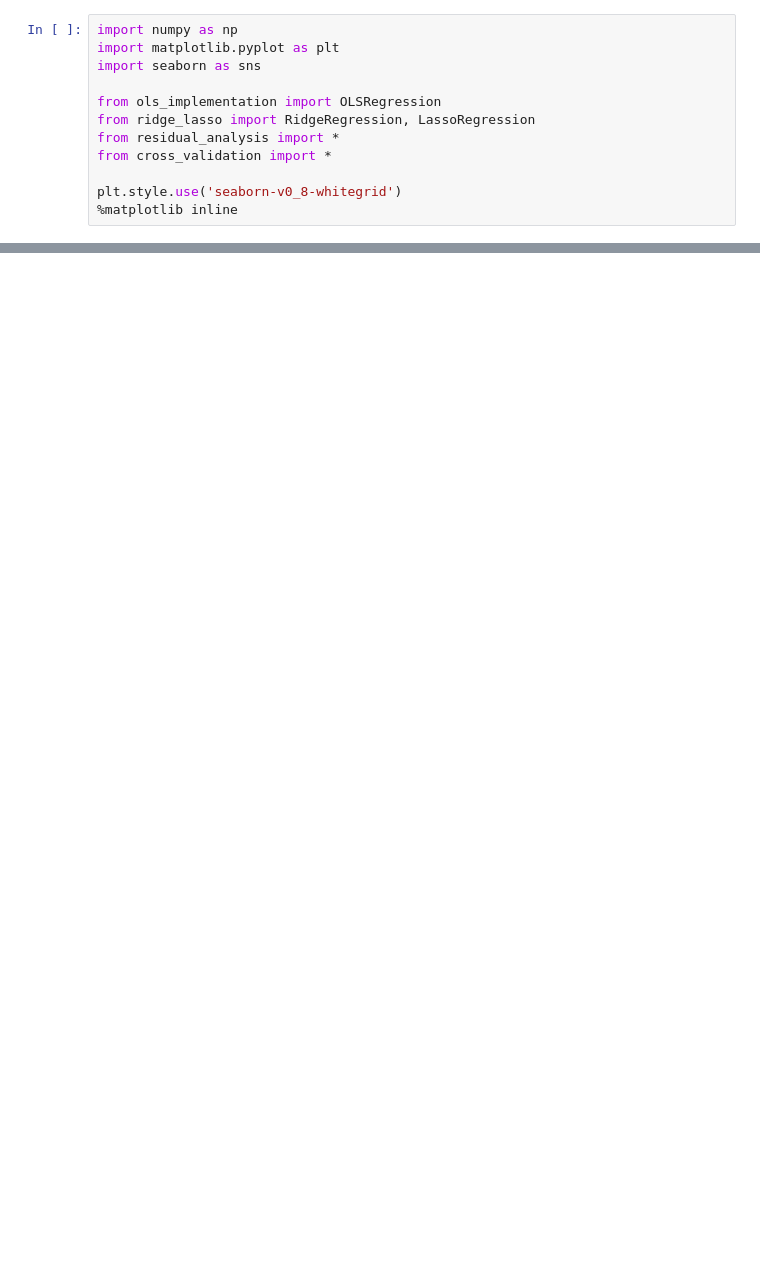
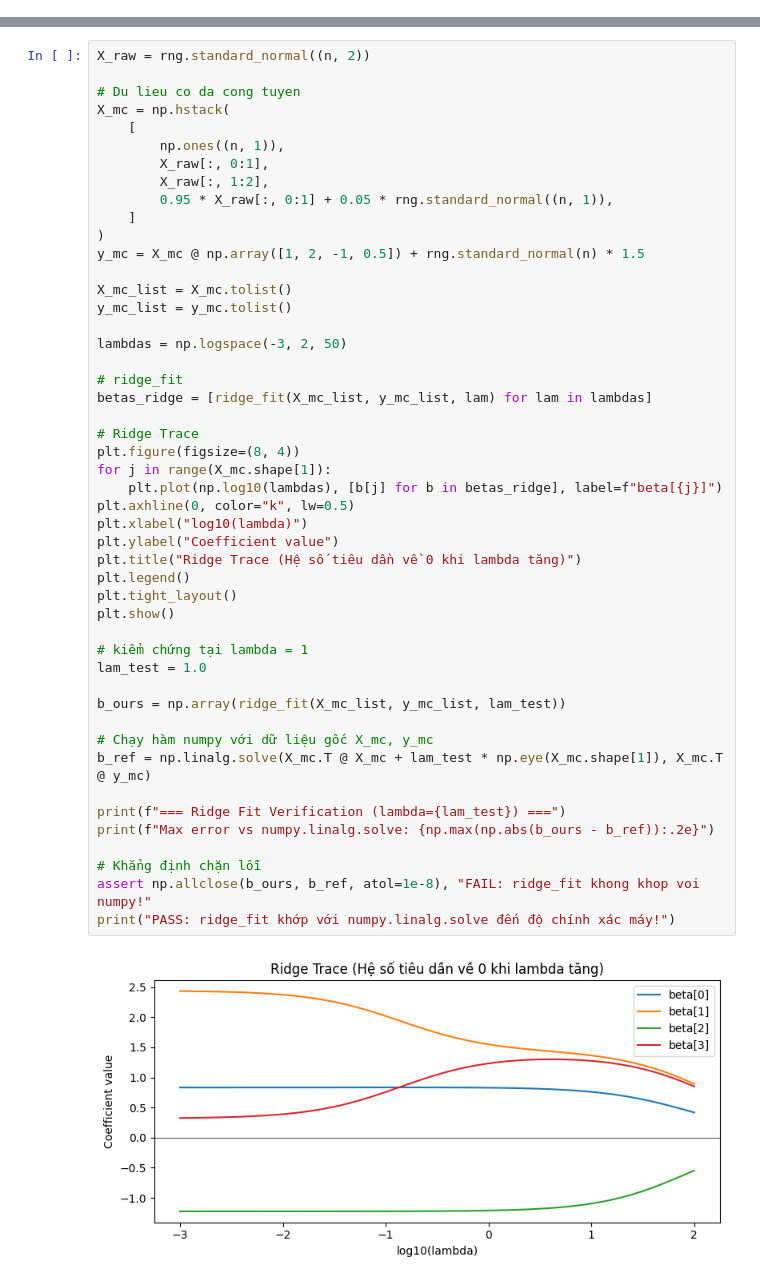
Before and after one commit to QuangNguyenNgoc/datafitting-and-ols-methods, a Jupyter notebook: part1/part1_notebook.ipynb, the cells around one changed output, grey strips where cells are left out. Cells and saved outputs as stored; diff of their text form; blank space fills up the shorter version.

```diff
--- a/part1/part1_notebook.ipynb
+++ b/part1/part1_notebook.ipynb
@@ -8,12 +0,0 @@ Notebook này trình bày lý thuyết và demo các phương pháp regression.
-# %%
-import numpy as np
-import matplotlib.pyplot as plt
-import seaborn as sns
-
-from ols_implementation import OLSRegression
-from ridge_lasso import RidgeRegression, LassoRegression
-from residual_analysis import *
-from cross_validation import *
-
-plt.style.use('seaborn-v0_8-whitegrid')
-%matplotlib inline
@@ -43,0 +160,50 @@ TODO: Tổng kết Part 1
+# %%
+X_raw = rng.standard_normal((n, 2))
+
+# Du lieu co da cong tuyen
+X_mc = np.hstack(
+    [
+        np.ones((n, 1)),
+        X_raw[:, 0:1],
+        X_raw[:, 1:2],
+        0.95 * X_raw[:, 0:1] + 0.05 * rng.standard_normal((n, 1)),
+    ]
+)
+y_mc = X_mc @ np.array([1, 2, -1, 0.5]) + rng.standard_normal(n) * 1.5
+
+X_mc_list = X_mc.tolist()
+y_mc_list = y_mc.tolist()
+
+lambdas = np.logspace(-3, 2, 50)
+
+# ridge_fit
+betas_ridge = [ridge_fit(X_mc_list, y_mc_list, lam) for lam in lambdas]
+
+# Ridge Trace
+plt.figure(figsize=(8, 4))
+for j in range(X_mc.shape[1]):
+    plt.plot(np.log10(lambdas), [b[j] for b in betas_ridge], label=f"beta[{j}]")
+plt.axhline(0, color="k", lw=0.5)
+plt.xlabel("log10(lambda)")
+plt.ylabel("Coefficient value")
+plt.title("Ridge Trace (Hệ số tiêu dần về 0 khi lambda tăng)")
+plt.legend()
+plt.tight_layout()
+plt.show()
+
+# kiểm chứng tại lambda = 1
+lam_test = 1.0
+
+b_ours = np.array(ridge_fit(X_mc_list, y_mc_list, lam_test))
+
+# Chạy hàm numpy với dữ liệu gốc X_mc, y_mc
+b_ref = np.linalg.solve(X_mc.T @ X_mc + lam_test * np.eye(X_mc.shape[1]), X_mc.T @ y_mc)
+
+print(f"=== Ridge Fit Verification (lambda={lam_test}) ===")
+print(f"Max error vs numpy.linalg.solve: {np.max(np.abs(b_ours - b_ref)):.2e}")
+
+# Khẳng định chặn lỗi
+assert np.allclose(b_ours, b_ref, atol=1e-8), "FAIL: ridge_fit khong khop voi numpy!"
+print("PASS: ridge_fit khớp với numpy.linalg.solve đến độ chính xác máy!")
+# %% [output]
+[figure, added]
```
Also changed, not shown: parts of 40 cells of this notebook, 12 other files.
